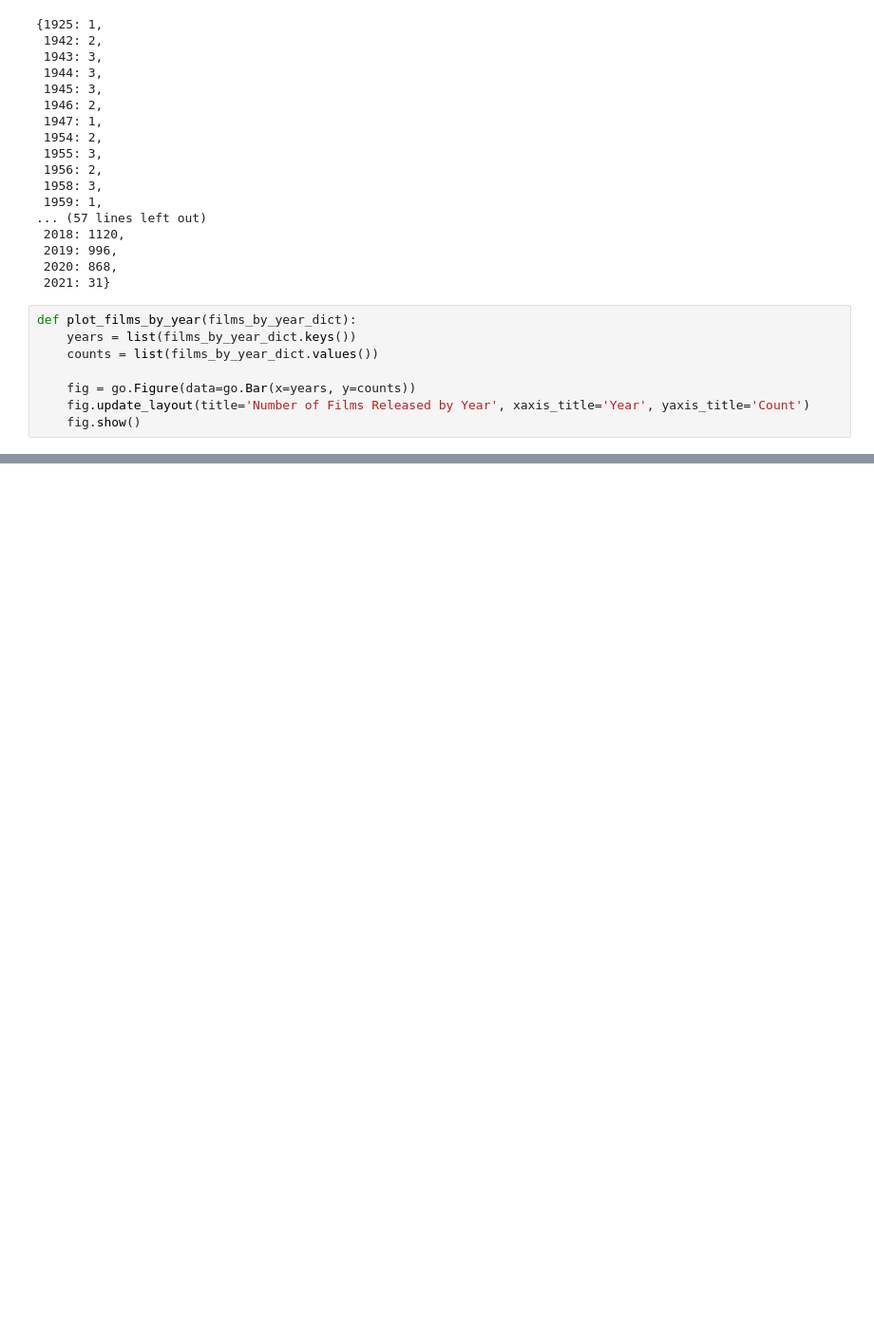
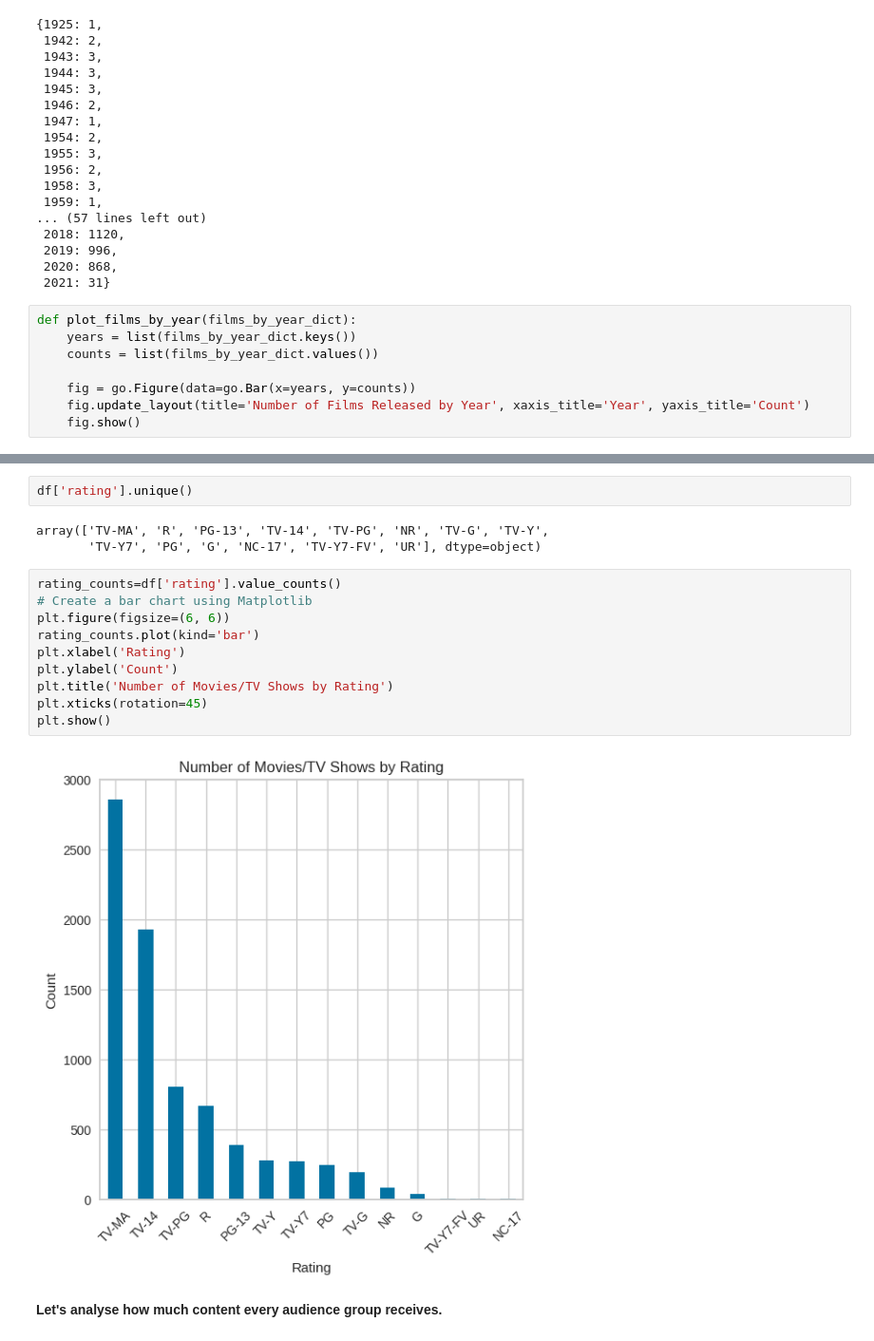
Before and after one commit to waghpallavi/Netflix-movies-and-TV-shows-clustering, a Jupyter notebook: Netflix_movies_and_TV_shows_clustering.ipynb, the cells around one changed output, grey strips where cells are left out. Shown at 95% size. Cells and saved outputs as stored; diff of their text form; blank space fills up the shorter version.

```diff
--- a/Netflix_movies_and_TV_shows_clustering.ipynb
+++ b/Netflix_movies_and_TV_shows_clustering.ipynb
@@ -758,0 +835,19 @@ plot_films_by_year(films_by_year_dict)
+# %%
+df['rating'].unique()
+# %% [output]
+array(['TV-MA', 'R', 'PG-13', 'TV-14', 'TV-PG', 'NR', 'TV-G', 'TV-Y',
+       'TV-Y7', 'PG', 'G', 'NC-17', 'TV-Y7-FV', 'UR'], dtype=object)
+# %%
+rating_counts=df['rating'].value_counts()
+# Create a bar chart using Matplotlib
+plt.figure(figsize=(6, 6))
+rating_counts.plot(kind='bar')
+plt.xlabel('Rating')
+plt.ylabel('Count')
+plt.title('Number of Movies/TV Shows by Rating')
+plt.xticks(rotation=45)
+plt.show()
+# %% [output]
+[figure, added]
+# %% [markdown]
+**Let's analyse how much content every audience group receives.**
```
Also changed, not shown: parts of 73 cells of this notebook.
